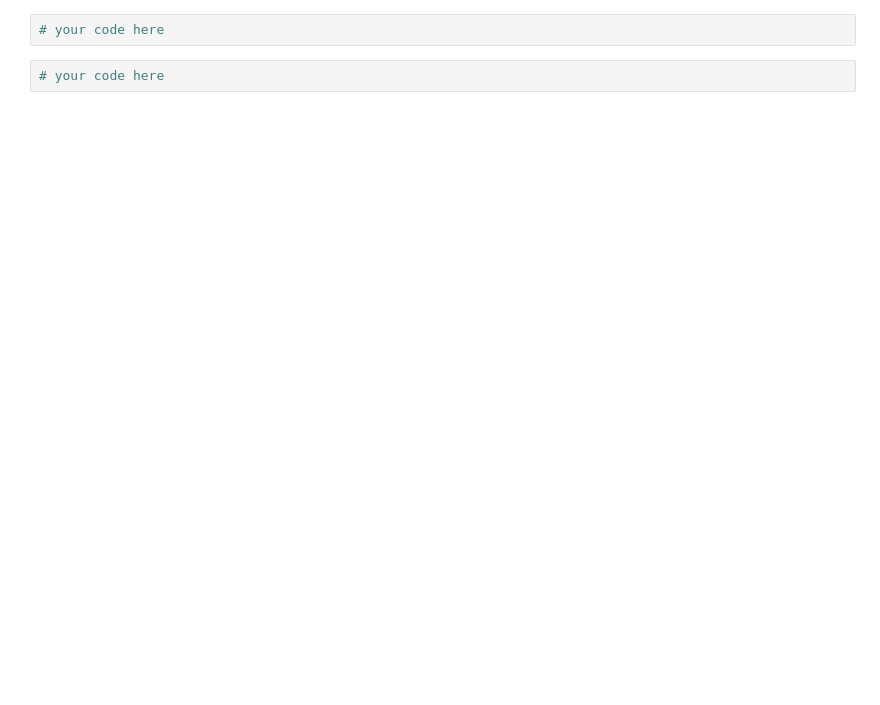
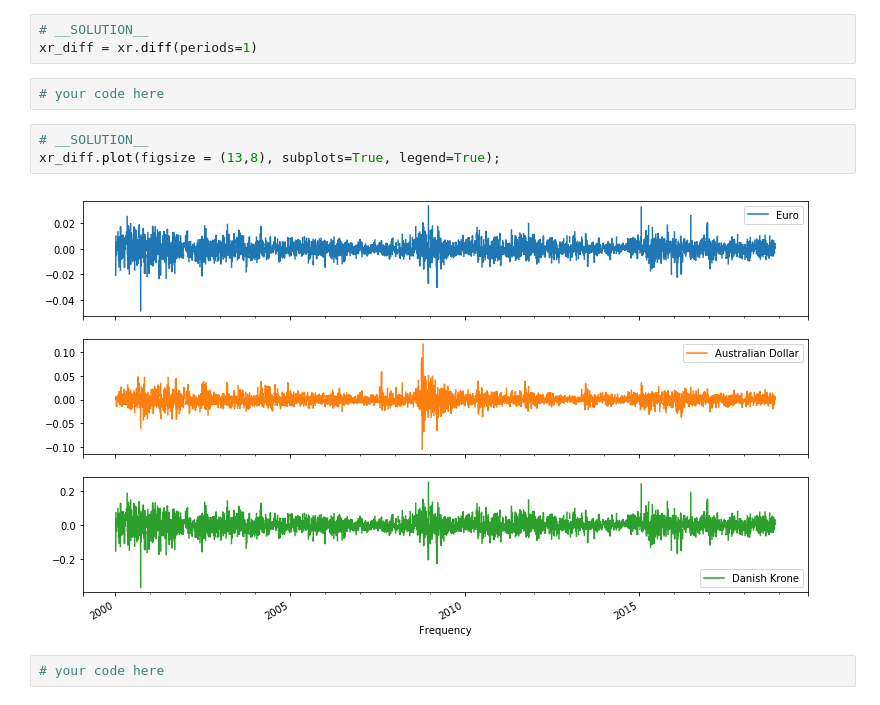
Before and after one commit to learn-co-curriculum/dsc-corr-autocorr-in-time-series-lab, a Jupyter notebook: index.ipynb, the cells around one changed output. Drawn from its saved outputs; the diff is of its cells as text; blank space fills up the shorter version.

```diff
--- a/index.ipynb
+++ b/index.ipynb
@@ -34,7 +61,15 @@ You can see that the EUR/USD and AUD/USD exchange rate are somewhere between rou
 Next, look at the plots of the differenced series. Use subplots to plot them rather than creating just one plot.
 # %%
 # your code here
+# %%
+# __SOLUTION__
+xr_diff = xr.diff(periods=1)
 # %%
 # your code here
+# %%
+# __SOLUTION__
+xr_diff.plot(figsize = (13,8), subplots=True, legend=True);
+# %% [output]
+[figure, added]
 # %%
 # your code here
```
Also changed, not shown: parts of 22 cells of this notebook, 14 other files.
